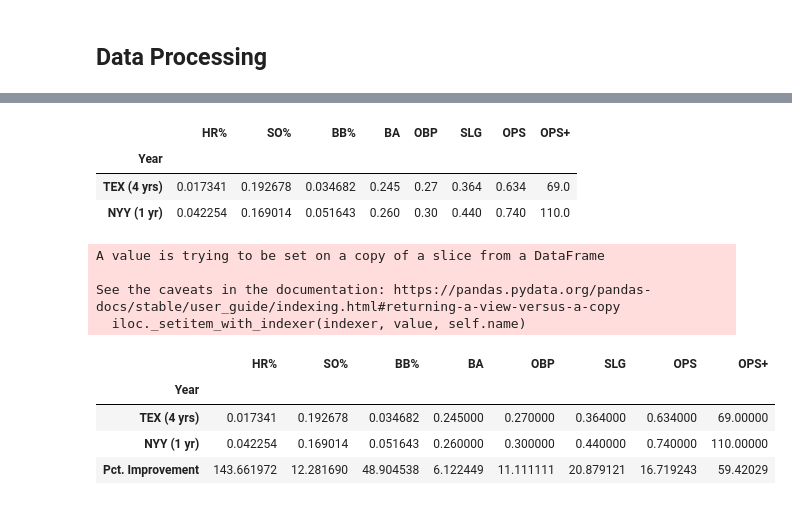
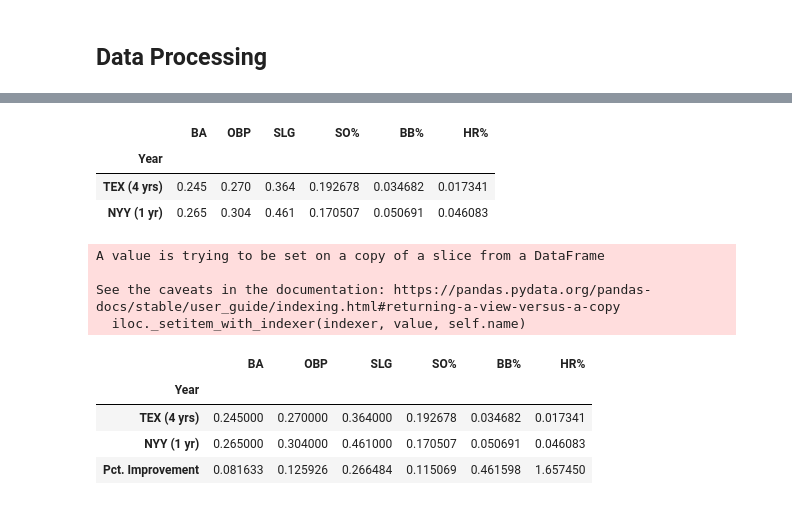
Before and after one commit to Steven-Woodring/Dingers_And_Data, a Jupyter notebook: No_Way_Jose/No_Way_Jose.ipynb, the cells around one changed output, grey strips where cells are left out. Saved outputs shown, nothing was run; the diff lists cells and outputs as text; code cells hidden in the pictures.

```diff
--- a/No_Way_Jose/No_Way_Jose.ipynb
+++ b/No_Way_Jose/No_Way_Jose.ipynb
@@ -30,27 +25,27 @@ std_bat_df['SO%'] = std_bat_df['SO'] / std_bat_df['PA']
 std_bat_df['BB%'] = std_bat_df['BB'] / std_bat_df['PA']
 # %%
 # Remove unnecessary columns
-std_bat_df = std_bat_df[['HR%', 'SO%', 'BB%', 'BA', 'OBP', 'SLG', 'OPS', 'OPS+']]
+std_bat_df = std_bat_df[['BA', 'OBP', 'SLG', 'SO%', 'BB%', 'HR%']]
 std_bat_df
 # %% [output]
-|  | HR% | SO% | BB% | BA | OBP | SLG | OPS | OPS+ |
-| Year |  |  |  |  |  |  |  |  |
-| TEX (4 yrs) | 0.017341 | 0.192678 | 0.034682 | 0.245 | 0.27 | 0.364 | 0.634 | 69.0 |
-| NYY (1 yr) | 0.042254 | 0.169014 | 0.051643 | 0.260 | 0.30 | 0.440 | 0.740 | 110.0 |
+|  | BA | OBP | SLG | SO% | BB% | HR% |
+| Year |  |  |  |  |  |  |
+| TEX (4 yrs) | 0.245 | 0.270 | 0.364 | 0.192678 | 0.034682 | 0.017341 |
+| NYY (1 yr) | 0.265 | 0.304 | 0.461 | 0.170507 | 0.050691 | 0.046083 |
 # %%
+# Calculate percent improvement between rows and create new row in df
 std_bat_df.loc['Pct. Improvement'] = abs(
-    (std_bat_df.loc['NYY (1 yr)'] - std_bat_df.loc['TEX (4 yrs)']) / std_bat_df.loc['TEX (4 yrs)'] * 100
+    (std_bat_df.loc['NYY (1 yr)'] - std_bat_df.loc['TEX (4 yrs)']) / std_bat_df.loc['TEX (4 yrs)']
 )
-#.apply(lambda x: f"{x:.0%}")
 
 std_bat_df
 # %% [output]
 A value is trying to be set on a copy of a slice from a DataFrame
 
 See the caveats in the documentation: https://pandas.pydata.org/pandas-docs/stable/user_guide/indexing.html#returning-a-view-versus-a-copy
   iloc._setitem_with_indexer(indexer, value, self.name)
-|  | HR% | SO% | BB% | BA | OBP | SLG | OPS | OPS+ |
-| Year |  |  |  |  |  |  |  |  |
-| TEX (4 yrs) | 0.017341 | 0.192678 | 0.034682 | 0.245000 | 0.270000 | 0.364000 | 0.634000 | 69.00000 |
-| NYY (1 yr) | 0.042254 | 0.169014 | 0.051643 | 0.260000 | 0.300000 | 0.440000 | 0.740000 | 110.00000 |
-| Pct. Improvement | 143.661972 | 12.281690 | 48.904538 | 6.122449 | 11.111111 | 20.879121 | 16.719243 | 59.42029 |
+|  | BA | OBP | SLG | SO% | BB% | HR% |
+| Year |  |  |  |  |  |  |
+| TEX (4 yrs) | 0.245000 | 0.270000 | 0.364000 | 0.192678 | 0.034682 | 0.017341 |
+| NYY (1 yr) | 0.265000 | 0.304000 | 0.461000 | 0.170507 | 0.050691 | 0.046083 |
+| Pct. Improvement | 0.081633 | 0.125926 | 0.266484 | 0.115069 | 0.461598 | 1.657450 |
```
Also changed, not shown: parts of 18 cells of this notebook, 5 other files.
